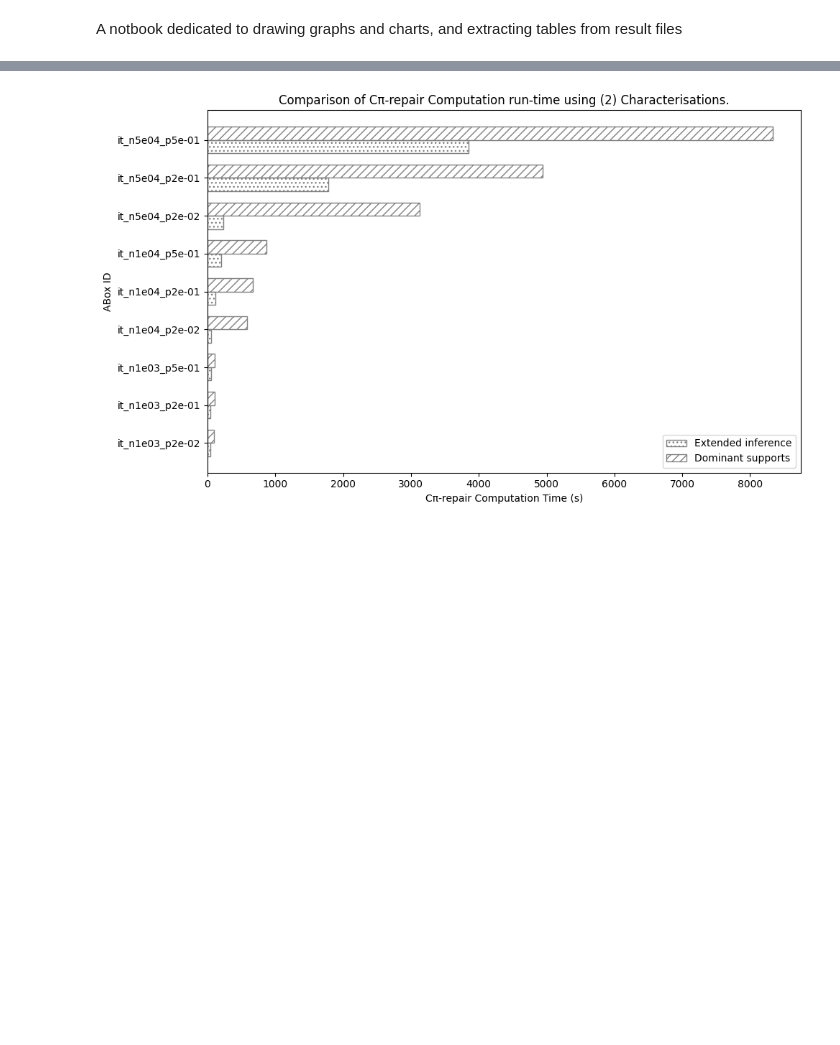
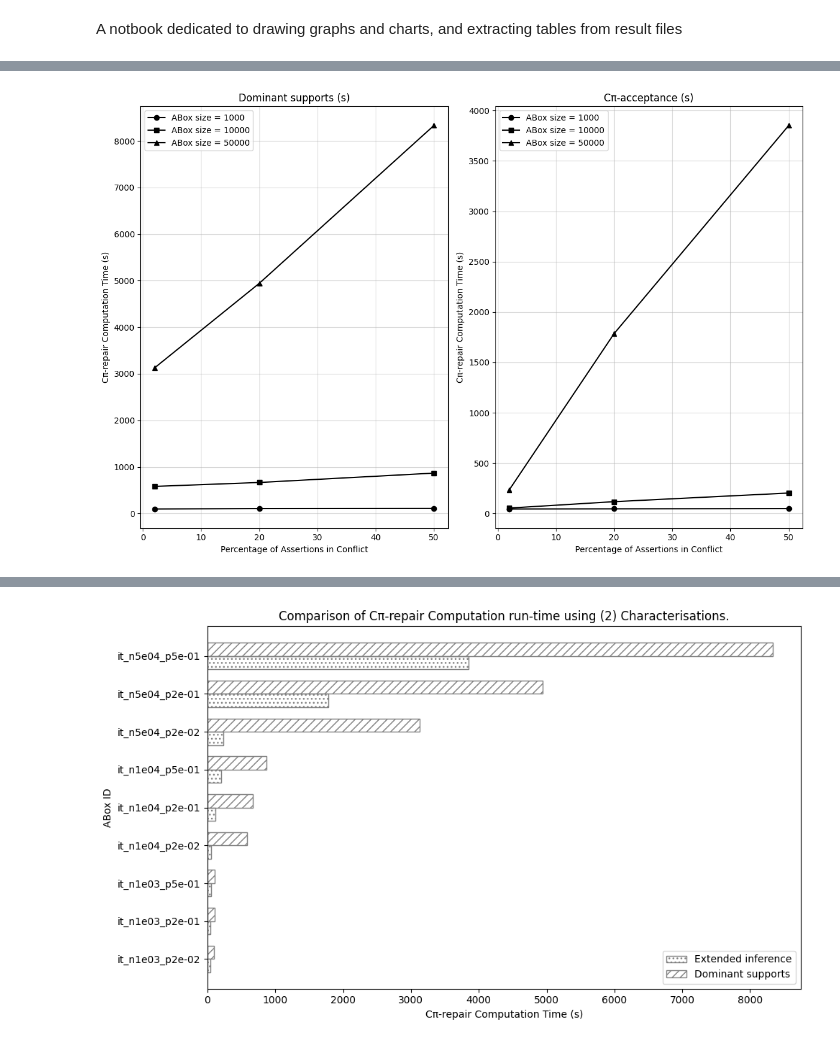
Before and after one commit to ahmedlaouar/py_reasoner, a Jupyter notebook: core/results_stats.ipynb, the cells around one changed output, grey strips where cells are left out. Drawn from its saved outputs; the diff is of its cells as text; code cells hidden in the pictures; blank space fills up the shorter version.

```diff
--- a/core/results_stats.ipynb
+++ b/core/results_stats.ipynb
@@ -9,0 +18,2 @@ pd.options.display.float_format = '{:.2f}'.format
+# %%
+result_df = pd.read_csv(result_file, sep=",", header=0)
@@ -9,0 +34,4 @@ pd.options.display.float_format = '{:.2f}'.format
+# %%
+# we have two indicators of plots: new_method_ABoxs_size and old_method_assertions_in_conflict
+# first create a new column for percent_assertions_in_conf :
+result_df["percent_assertions_in_conf"] = result_df["old_method_assertions_in_conflict"] * 100 / result_df["new_method_ABox_size"]
@@ -9,0 +67,35 @@ pd.options.display.float_format = '{:.2f}'.format
+# %%
+# Marker styles for the 3 ABox sizes
+markers = ['o', 's', '^']
+
+# Unique sizes
+abox_sizes = sorted(result_df['new_method_ABox_size'].unique())
+
+fig, axes = plt.subplots(1, 2, figsize=(12, 8), sharex=True)
+
+methods = ['old_method_Total_time', 'new_method_Total_time']
+titles = ['Dominant supports (s)', 'Cπ-acceptance (s)']
+
+for idx, ax in enumerate(axes):
+    method = methods[idx]
+
+    for i, abox_size in enumerate(abox_sizes):
+        group = result_df[result_df['new_method_ABox_size'] == abox_size]
+        group = group.sort_values(by='percent_assertions_in_conf')
+
+        ax.plot(group['percent_assertions_in_conf'], group[method], marker=markers[i], linestyle='-', label=f'ABox size = {abox_size}', color='black', markersize=6)
+
+    ax.set_title(titles[idx])
+    ax.set_xlabel('Percentage of Assertions in Conflict')
+    ax.set_ylabel('Cπ-repair Computation Time (s)')
+
+    ax.yaxis.set_major_locator(plt.MaxNLocator(nbins=10))
+
+    ax.legend()
+    ax.grid(True, alpha=0.5)
+
+# title = 'Comparison of Cπ-repair Computation run-time using (2) Characterisations.'
+plt.tight_layout()
+plt.show()
+# %% [output]
+[figure, added]
```
Also changed, not shown: parts of 14 cells of this notebook, 4 other files.
